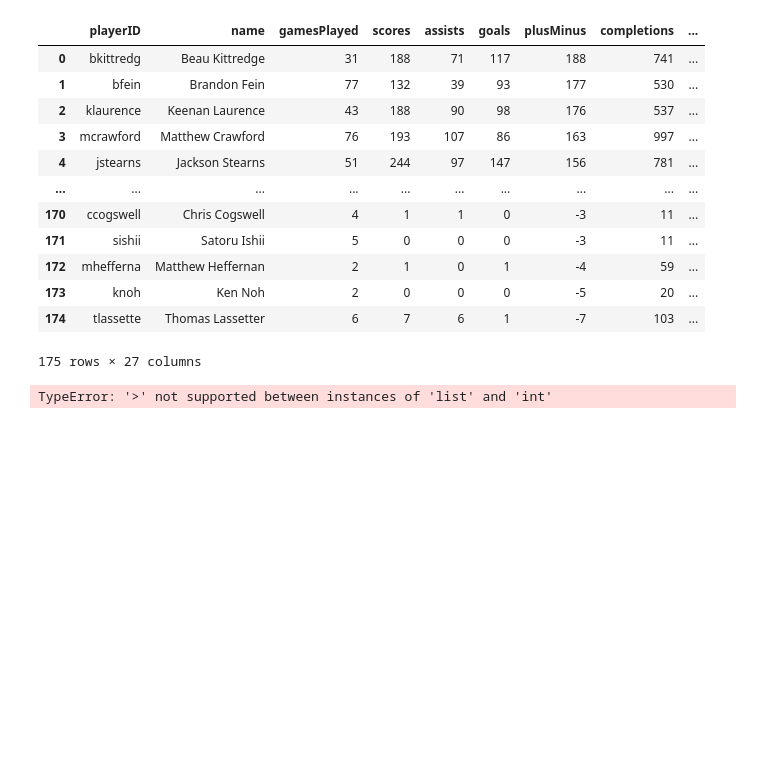
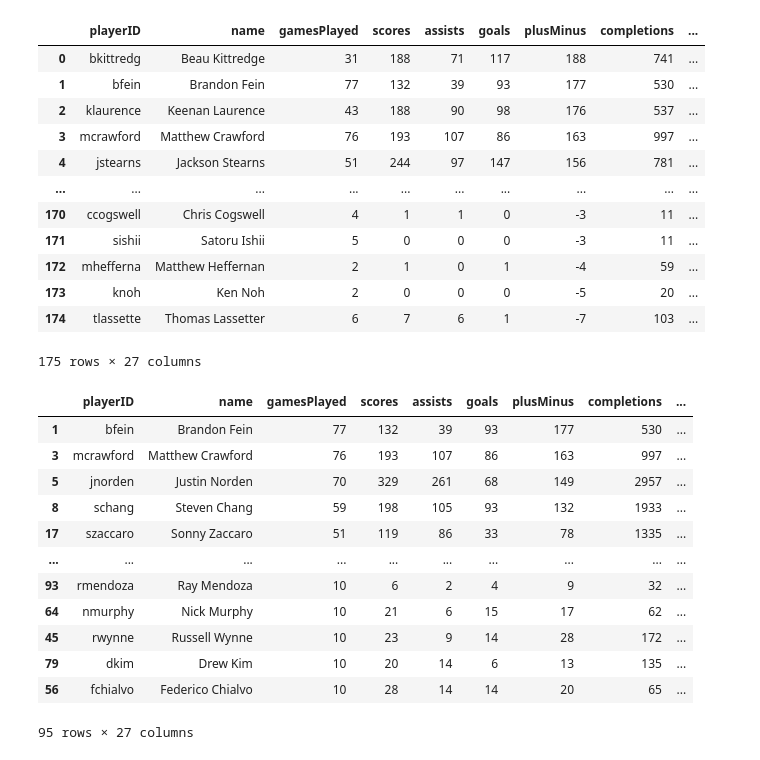
Before and after one commit to RidgeH/audldatavisualization, a Jupyter notebook: ufa_modeling.ipynb, the cells around one changed output. Saved outputs shown, nothing was run; the diff lists cells and outputs as text; code cells hidden in the pictures; blank space fills up the shorter version.

```diff
--- a/ufa_modeling.ipynb
+++ b/ufa_modeling.ipynb
@@ -65,7 +64,19 @@ spiders_lifetime
 175 rows × 27 columns
 # %%
 lifetime_games = spiders_lifetime.sort_values(by= ['gamesPlayed'], ascending=False)
-lifetime_players = lifetime_games.where(['gamesPlayed']. > 9)
+lifetime_players = lifetime_games[lifetime_games['gamesPlayed'] > 9]
 lifetime_players
 # %% [output]
+|  | playerID | name | gamesPlayed | scores | assists | goals | plusMinus | completions | ... |
+| 1 | bfein | Brandon Fein | 77 | 132 | 39 | 93 | 177 | 530 | ... |
+| 3 | mcrawford | Matthew Crawford | 76 | 193 | 107 | 86 | 163 | 997 | ... |
+| 5 | jnorden | Justin Norden | 70 | 329 | 261 | 68 | 149 | 2957 | ... |
+| 8 | schang | Steven Chang | 59 | 198 | 105 | 93 | 132 | 1933 | ... |
+| 17 | szaccaro | Sonny Zaccaro | 51 | 119 | 86 | 33 | 78 | 1335 | ... |
+| ... | ... | ... | ... | ... | ... | ... | ... | ... | ... |
+| 93 | rmendoza | Ray Mendoza | 10 | 6 | 2 | 4 | 9 | 32 | ... |
+| 64 | nmurphy | Nick Murphy | 10 | 21 | 6 | 15 | 17 | 62 | ... |
+| 45 | rwynne | Russell Wynne | 10 | 23 | 9 | 14 | 28 | 172 | ... |
+| 79 | dkim | Drew Kim | 10 | 20 | 14 | 6 | 13 | 135 | ... |
+| 56 | fchialvo | Federico Chialvo | 10 | 28 | 14 | 14 | 20 | 65 | ... |
-TypeError: '>' not supported between instances of 'list' and 'int'
+95 rows × 27 columns
```
Also changed, not shown: parts of 2 cells of this notebook.
